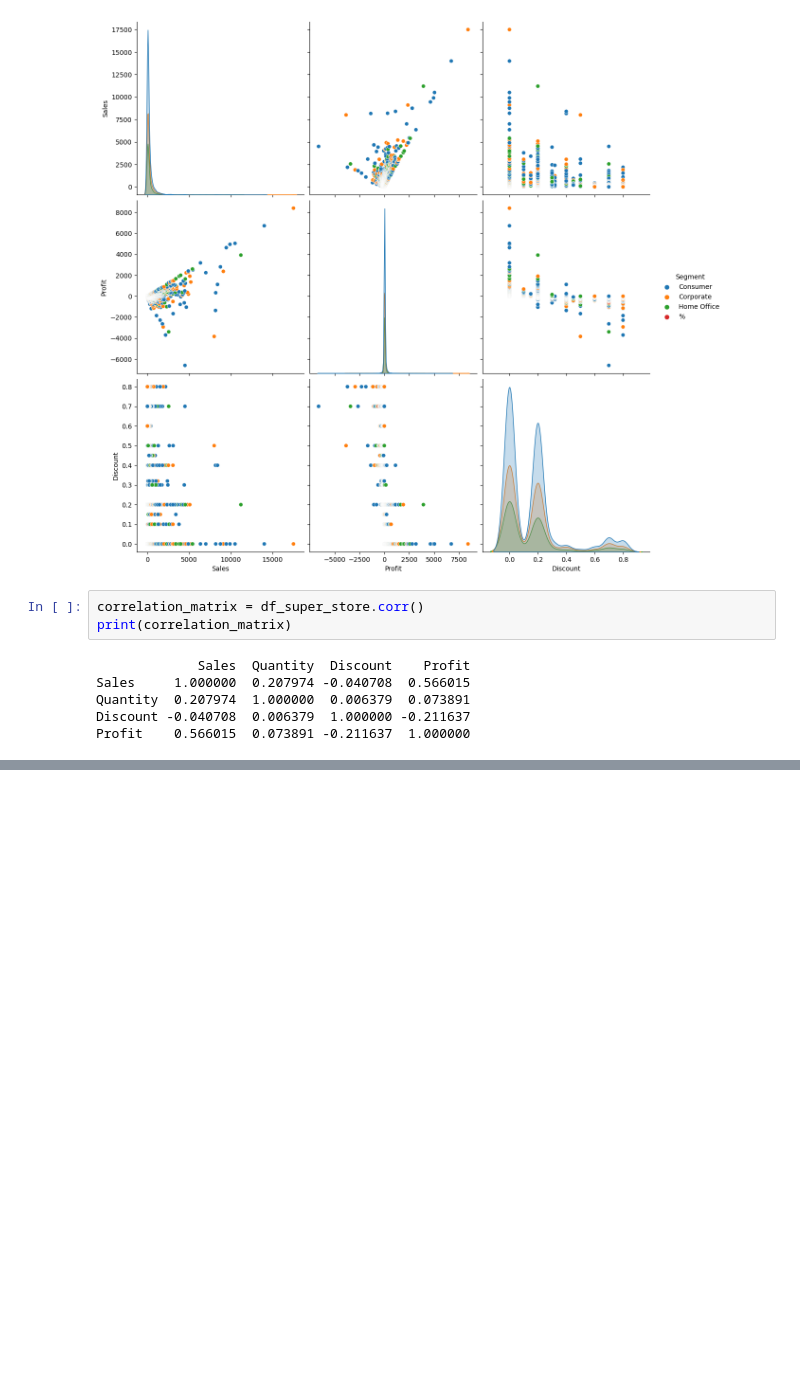
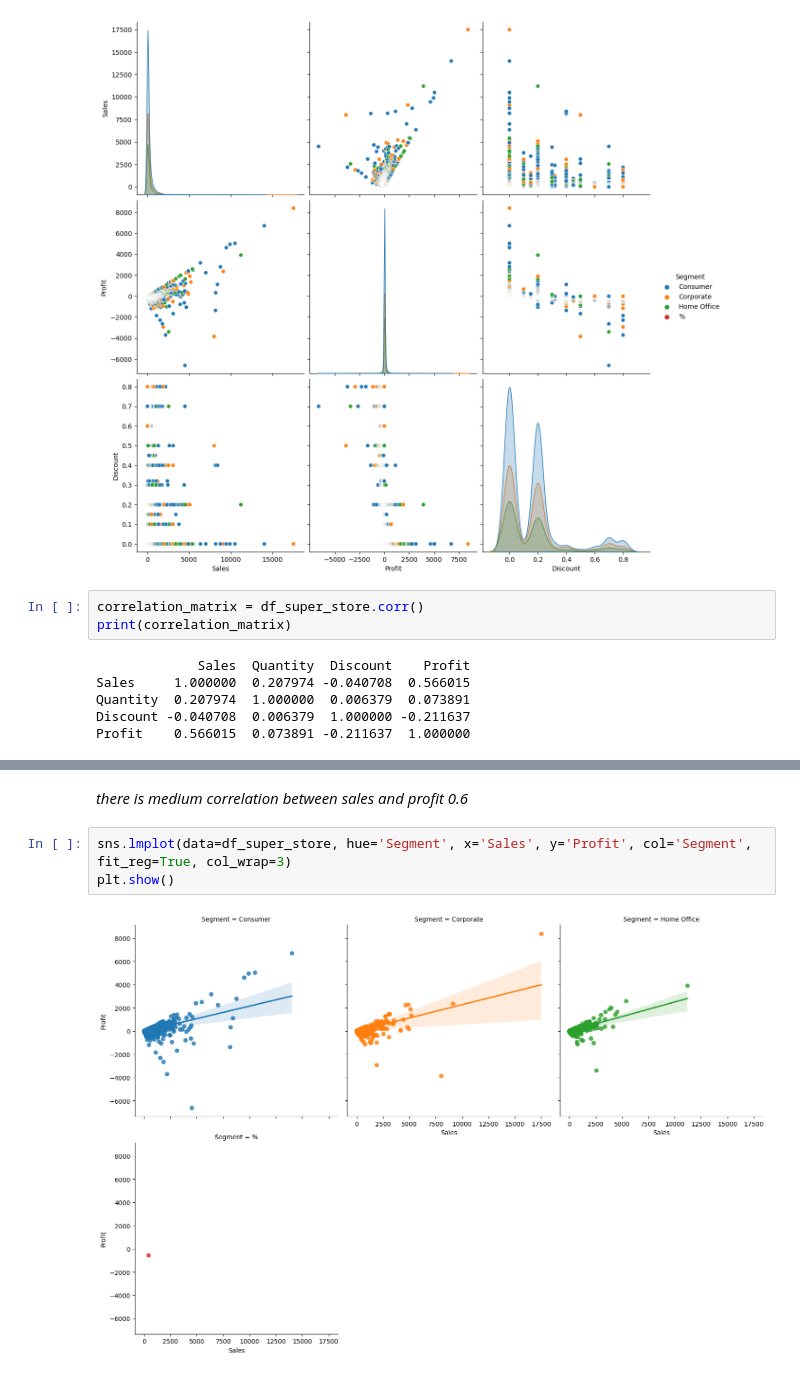
Before and after one commit to engmohamedsalah/AIMaster-Training, a Jupyter notebook: Building_an_AI_based_Application.ipynb, the cells around one changed output, grey strips where cells are left out. Cells and saved outputs as stored; diff of their text form; blank space fills up the shorter version.

```diff
--- a/Building_an_AI_based_Application.ipynb
+++ b/Building_an_AI_based_Application.ipynb
@@ -294,0 +295,7 @@ sns.heatmap(correlation_matrix, annot=True, cmap='coolwarm', fmt='.2f', linewidt
+# %% [markdown]
+*there is medium correlation between sales and profit 0.6*
+# %%
+sns.lmplot(data=df_super_store, hue='Segment', x='Sales', y='Profit', col='Segment', fit_reg=True, col_wrap=3)
+plt.show()
+# %% [output]
+[figure, added]
```
Also changed, not shown: parts of 1 cell of this notebook.
